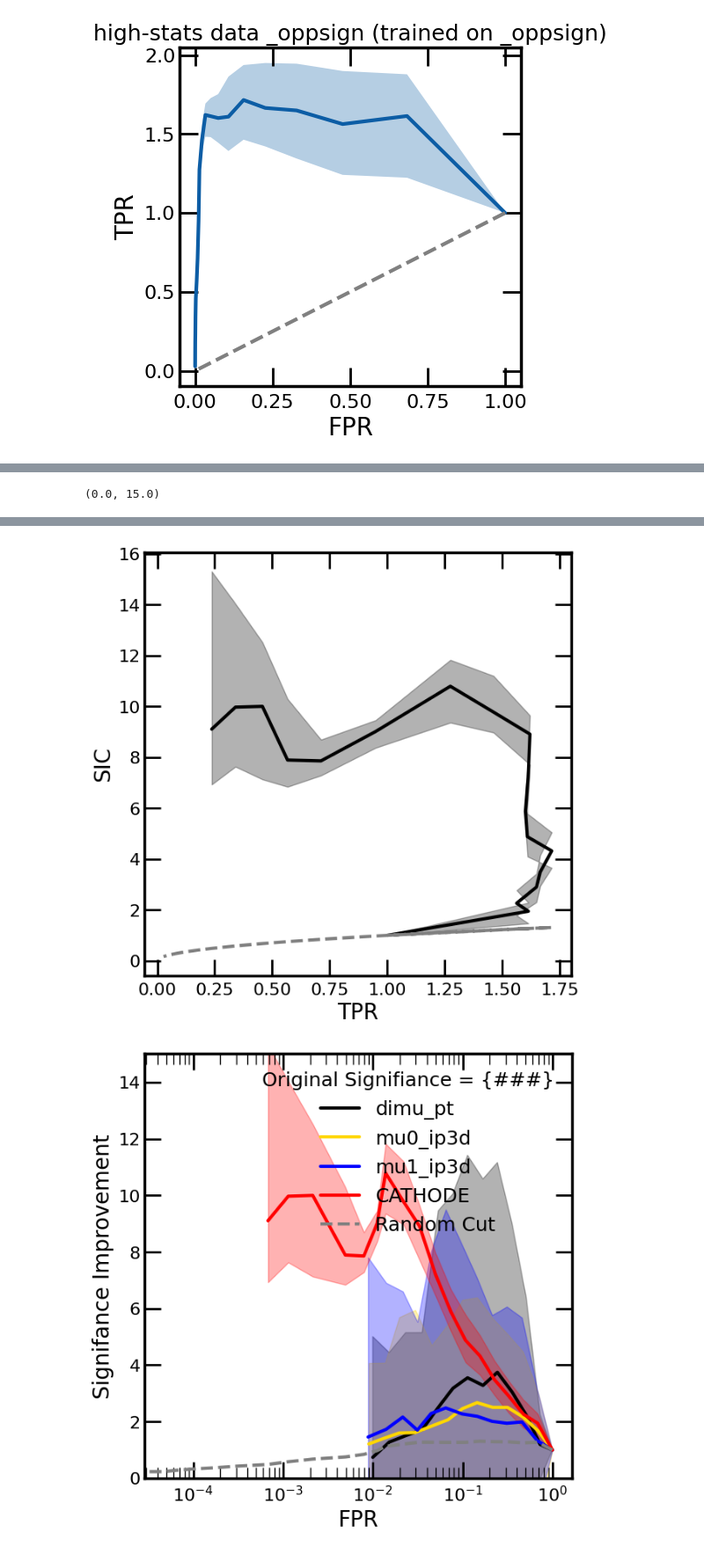
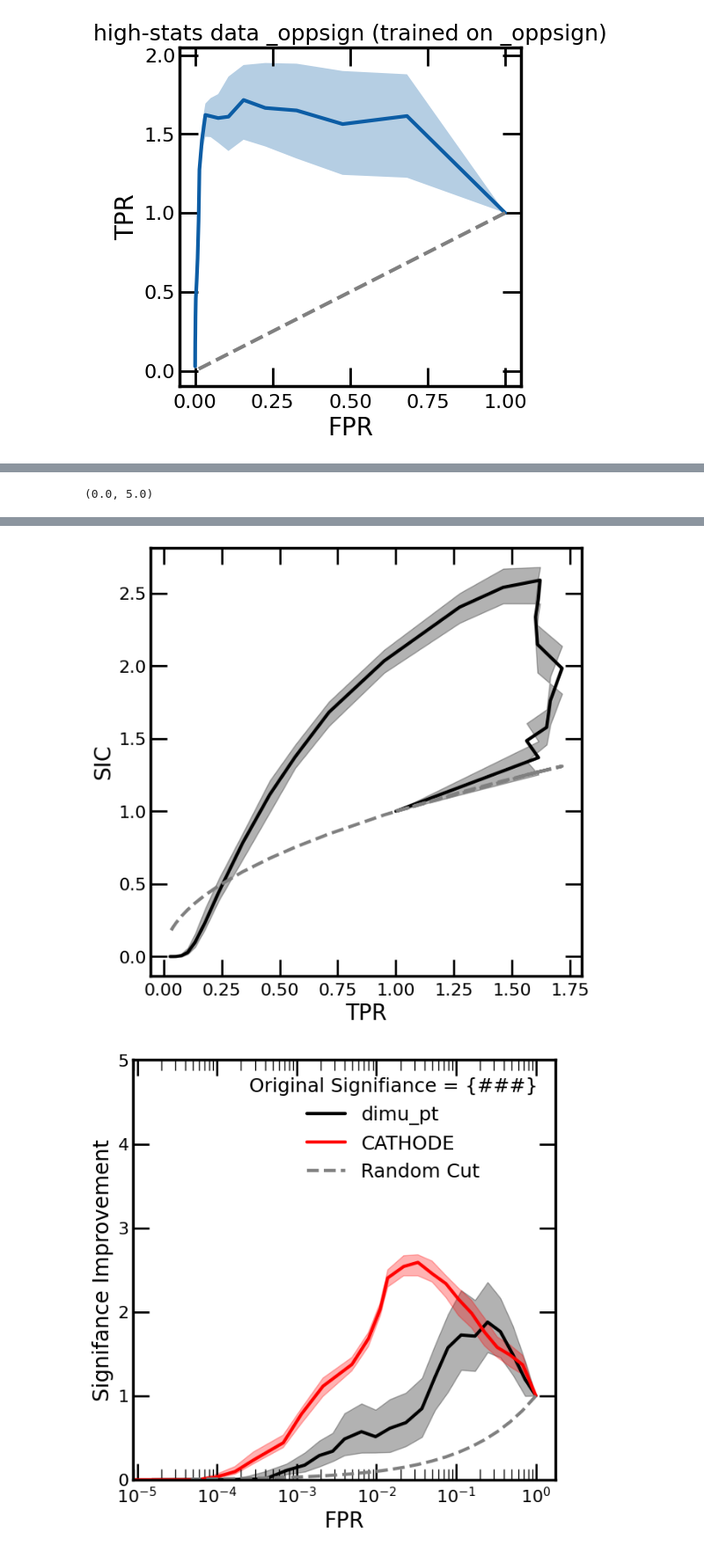
Before and after one commit to hep-lbdl/dimuonAD, a Jupyter notebook: 08a_plot_results_single_window.ipynb, the cells around one changed output, grey strips where cells are left out. Shown: that part at 88% size. Saved outputs shown, nothing was run; the diff lists cells and outputs as text; code cells hidden in the pictures.

```diff
--- a/08a_plot_results_single_window.ipynb
+++ b/08a_plot_results_single_window.ipynb
@@ -223,9 +254,6 @@ def plot_histograms_with_fits(fpr_thresholds, data_dict_by_fold, scores_dict_by_
 
 
     # plt.title(title, fontsize = 24)
-# %%
-pseudo_e_to_plot = 0
-fit_type = "quintic"
 # %%
 
 """
@@ -335,7 +395,7 @@ def plot_feature_cuts(feature, fpr_thresholds, test_data_dict, mass_scalar, fit_
     elif fit_type == "quintic": fit_function = bkg_fit_quintic
     elif fit_type == "septic": fit_function = bkg_fit_septic
 
-    plot_bins_all, plot_bins_SR, plot_bins_left, plot_bins_right, plot_centers_all, plot_centers_SR, plot_centers_SB = get_bins(SR_left, SR_right, SB_left, SB_right, num_bins_SR = 12)
+    plot_bins_all, plot_bins_SR, plot_bins_left, plot_bins_right, plot_centers_all, plot_centers_SR, plot_centers_SB = get_bins(SR_left, SR_right, SB_left, SB_right, num_bins_SR = num_bins_SR)
 
     fpr_results = {threshold:{"S":0, "B":0, "S_over_B":0, "signif":0} for threshold in fpr_thresholds}
 
@@ -444,7 +518,7 @@ fit_function = bkg_fit_quintic
 # fpr_thresholds_finegrained = np.logspace(0, -3, 20)
 # #fpr_thresholds = np.linspace(1, 0 , 50)
 
-# plot_bins_all, plot_bins_SR, plot_bins_left, plot_bins_right, plot_centers_all, plot_centers_SR, plot_centers_SB = get_bins(SR_left, SR_right, SB_left, SB_right, num_bins_SR = 24)
+# plot_bins_all, plot_bins_SR, plot_bins_left, plot_bins_right, plot_centers_all, plot_centers_SR, plot_centers_SB = get_bins(SR_left, SR_right, SB_left, SB_right, num_bins_SR = num_bins_SR)
 
 
 # # first determine score cutoffs
@@ -505,7 +579,7 @@ CALCULATE THE ROC CURVES
 fpr_thresholds_finegrained = np.logspace(0, -4, 25)
 #fpr_thresholds = np.linspace(1, 0 , 50)
 
-plot_bins_all, plot_bins_SR, plot_bins_left, plot_bins_right, plot_centers_all, plot_centers_SR, plot_centers_SB = get_bins(SR_left, SR_right, SB_left, SB_right, num_bins_SR = 24)
+plot_bins_all, plot_bins_SR, plot_bins_left, plot_bins_right, plot_centers_all, plot_centers_SR, plot_centers_SB = get_bins(SR_left, SR_right, SB_left, SB_right, num_bins_SR = num_bins_SR)
 
 
 # first determine score cutoffs
@@ -664,7 +738,7 @@ def feature_cut_ROCS(feature, test_data_dict, mass_scalar, fit_type, title, SB_l
     elif fit_type == "quintic": fit_function = bkg_fit_quintic
     elif fit_type == "septic": fit_function = bkg_fit_septic
 
-    plot_bins_all, plot_bins_SR, plot_bins_left, plot_bins_right, plot_centers_all, plot_centers_SR, plot_centers_SB = get_bins(SR_left, SR_right, SB_left, SB_right, num_bins_SR = 12)
+    plot_bins_all, plot_bins_SR, plot_bins_left, plot_bins_right, plot_centers_all, plot_centers_SR, plot_centers_SB = get_bins(SR_left, SR_right, SB_left, SB_right, num_bins_SR = num_bins_SR)
 
     fpr_results = {threshold:{"S":0, "B":0, "S_over_B":0, "signif":0} for threshold in fpr_thresholds}
 
@@ -884,26 +1152,26 @@ ax.set_ylabel("SIC")
 
 # FPR Variant of SIC
 fig, ax = newplot("full", use_tex = latex_flag)
-colors = ["black", "gold", "blue", "red"]
-for (i, key) in enumerate(feature_SICs.keys()):
+colors = ["black", "red"]
+for (i, key) in enumerate(["dimu_pt", "CATHODE"]):
 
     TPR_median, TPR_lower, TPR_upper = get_median_percentiles(feature_TPRs[key])
     FPR_median, FPR_lower, FPR_upper = get_median_percentiles(feature_FPRs[key])
     ROC_median, ROC_lower, ROC_upper = get_median_percentiles(feature_ROCs[key])
     SIC_median, SIC_lower, SIC_upper = get_median_percentiles(feature_SICs[key])
 
-    print(feature_SICs[key])
+    print(FPR_median)
 
     ax.plot(FPR_median, SIC_median, color = colors[i], label = key)
     ax.fill_between(FPR_median, SIC_lower, SIC_upper, alpha = 0.3, color = colors[i])
-ax.plot(FPR_median, TPR_median/np.sqrt(TPR_median), linestyle = "dashed", color = "grey", label = "Random Cut")
+ax.plot(FPR_median, FPR_median/np.sqrt(FPR_median), linestyle = "dashed", color = "grey", label = "Random Cut")
 ax.set_xlabel("FPR")
 ax.set_ylabel("Signifance Improvement")
 
 legend_title = "Original Signifiance = {###}"
 plt.legend(title = legend_title, loc = "upper right")
 plt.xscale("log")
-plt.ylim(0, 15)
+plt.ylim(0, 5)
 
 
 # ax.plot(FPR_median, SIC_median, color = "black", label = r"CATHODE")
@@ -937,4 +1202,4 @@ plt.ylim(0, 15)
-(0.0, 15.0)
+(0.0, 5.0)
 [figure]
-[figure, old version]
+[figure, new version]
-[figure, old version]
+[figure, new version]
```
Also changed, not shown: parts of 15 cells of this notebook, 2 other files.
